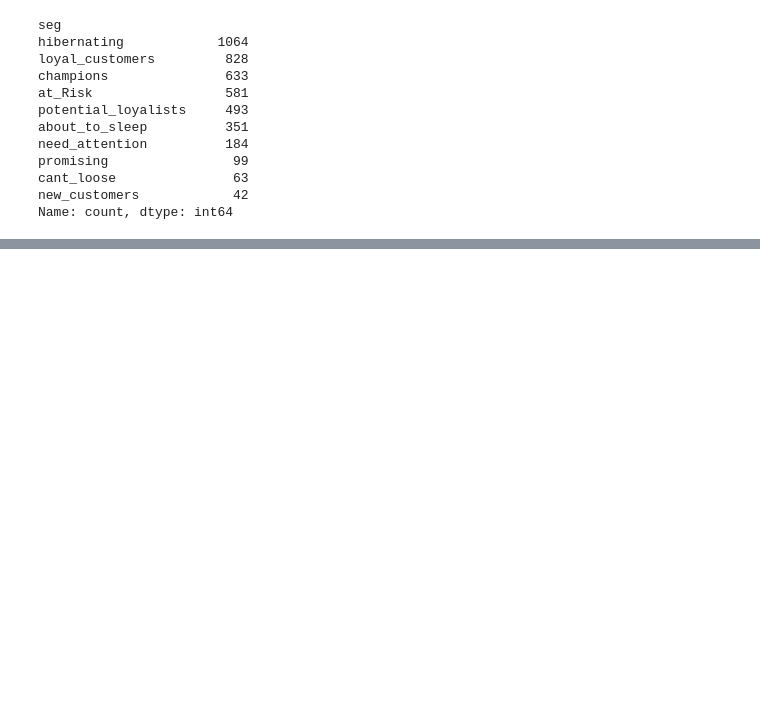
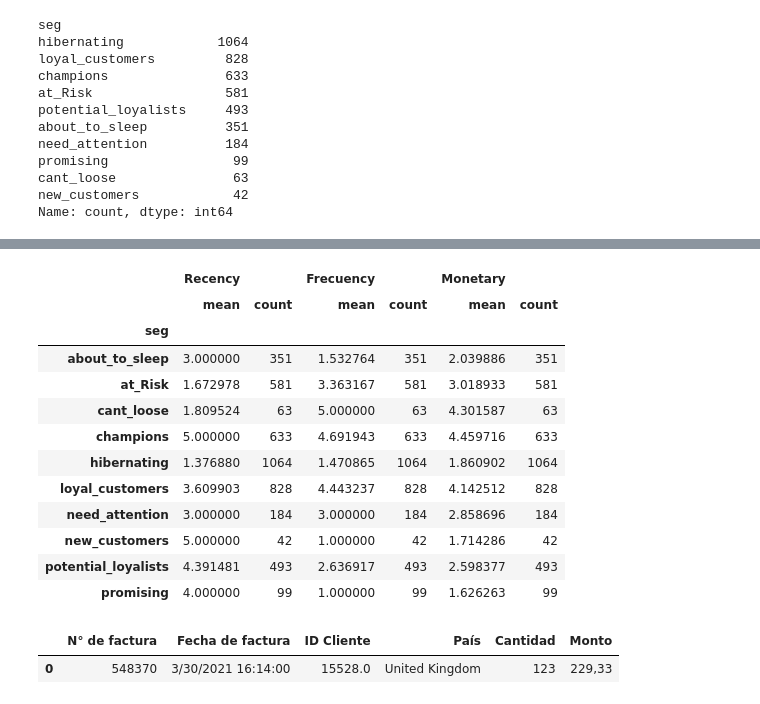
Before and after one commit to AndresEspinal/RFM-Segmentation, a Jupyter notebook: notebooks/bestcustomer.ipynb, the cells around one changed output, grey strips where cells are left out. Drawn from its saved outputs; the diff is of its cells as text; code cells hidden in the pictures; blank space fills up the shorter version.

```diff
--- a/notebooks/bestcustomer.ipynb
+++ b/notebooks/bestcustomer.ipynb
@@ -254,0 +275,4 @@ Name: count, dtype: int64
+# %%
+customer_mtdataset['Recency']=customer_mtdataset['Recency'].astype(int)
+customer_mtdataset['Monetary']=customer_mtdataset['Monetary'].astype(int)
+customer_mtdataset['Frecuency']=customer_mtdataset['Frecuency'].astype(int)
@@ -254,0 +299,16 @@ Name: count, dtype: int64
+# %%
+customer_mtdataset[["seg", "Recency","Frecuency", "Monetary" ]].groupby("seg").agg(["mean", "count"])
+# %% [output]
+|  | Recency |  | Frecuency |  | Monetary |  |
+|  | mean | count | mean | count | mean | count |
+| seg |  |  |  |  |  |  |
+| about_to_sleep | 3.000000 | 351 | 1.532764 | 351 | 2.039886 | 351 |
+| at_Risk | 1.672978 | 581 | 3.363167 | 581 | 3.018933 | 581 |
+| cant_loose | 1.809524 | 63 | 5.000000 | 63 | 4.301587 | 63 |
+| champions | 5.000000 | 633 | 4.691943 | 633 | 4.459716 | 633 |
+| hibernating | 1.376880 | 1064 | 1.470865 | 1064 | 1.860902 | 1064 |
+| loyal_customers | 3.609903 | 828 | 4.443237 | 828 | 4.142512 | 828 |
+| need_attention | 3.000000 | 184 | 3.000000 | 184 | 2.858696 | 184 |
+| new_customers | 5.000000 | 42 | 1.000000 | 42 | 1.714286 | 42 |
+| potential_loyalists | 4.391481 | 493 | 2.636917 | 493 | 2.598377 | 493 |
+| promising | 4.000000 | 99 | 1.000000 | 99 | 1.626263 | 99 |
@@ -254,0 +317,5 @@ Name: count, dtype: int64
+# %%
+mtdataset[mtdataset['ID Cliente']==15528]
+# %% [output]
+|  | N° de factura | Fecha de factura | ID Cliente | País | Cantidad | Monto |
+| 0 | 548370 | 3/30/2021 16:14:00 | 15528.0 | United Kingdom | 123 | 229,33 |
```
Also changed, not shown: parts of 9 cells of this notebook, 2 other files.
